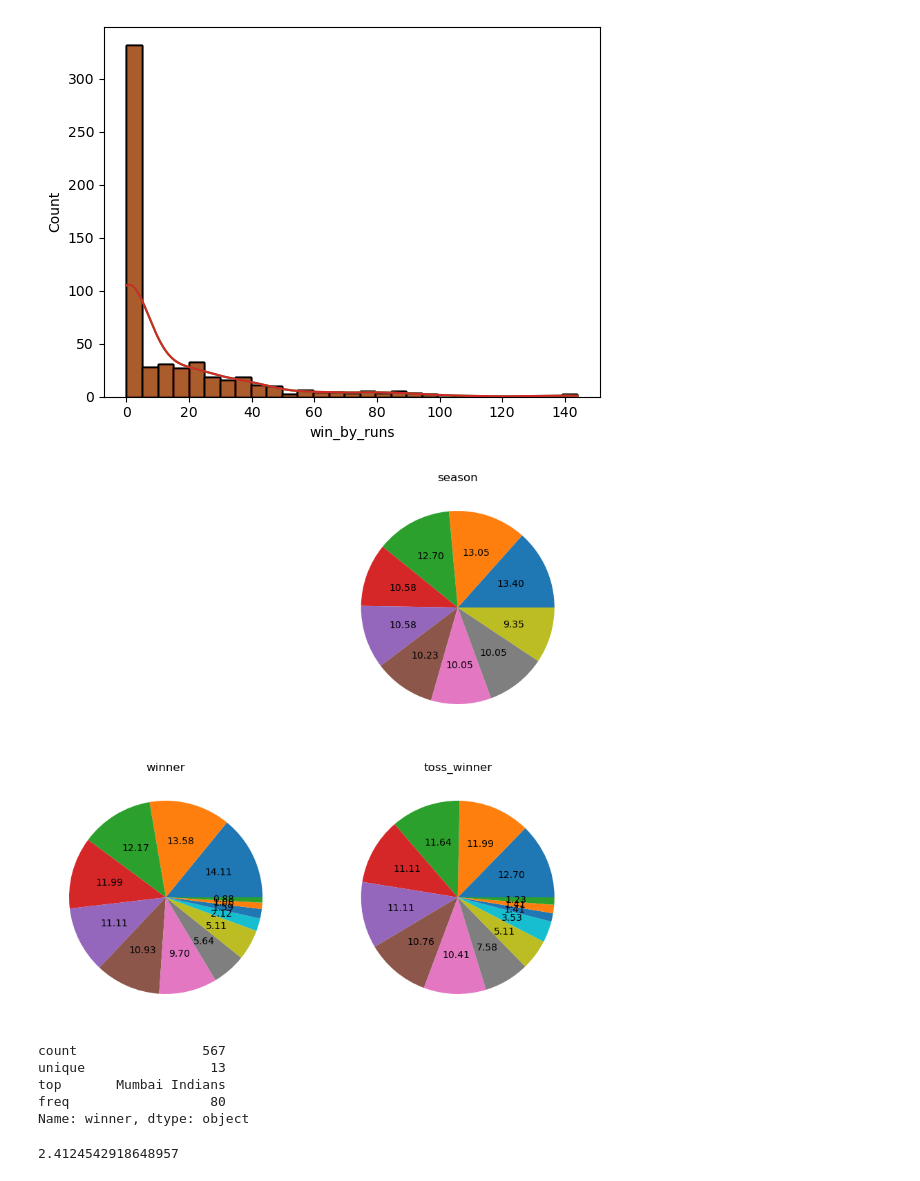
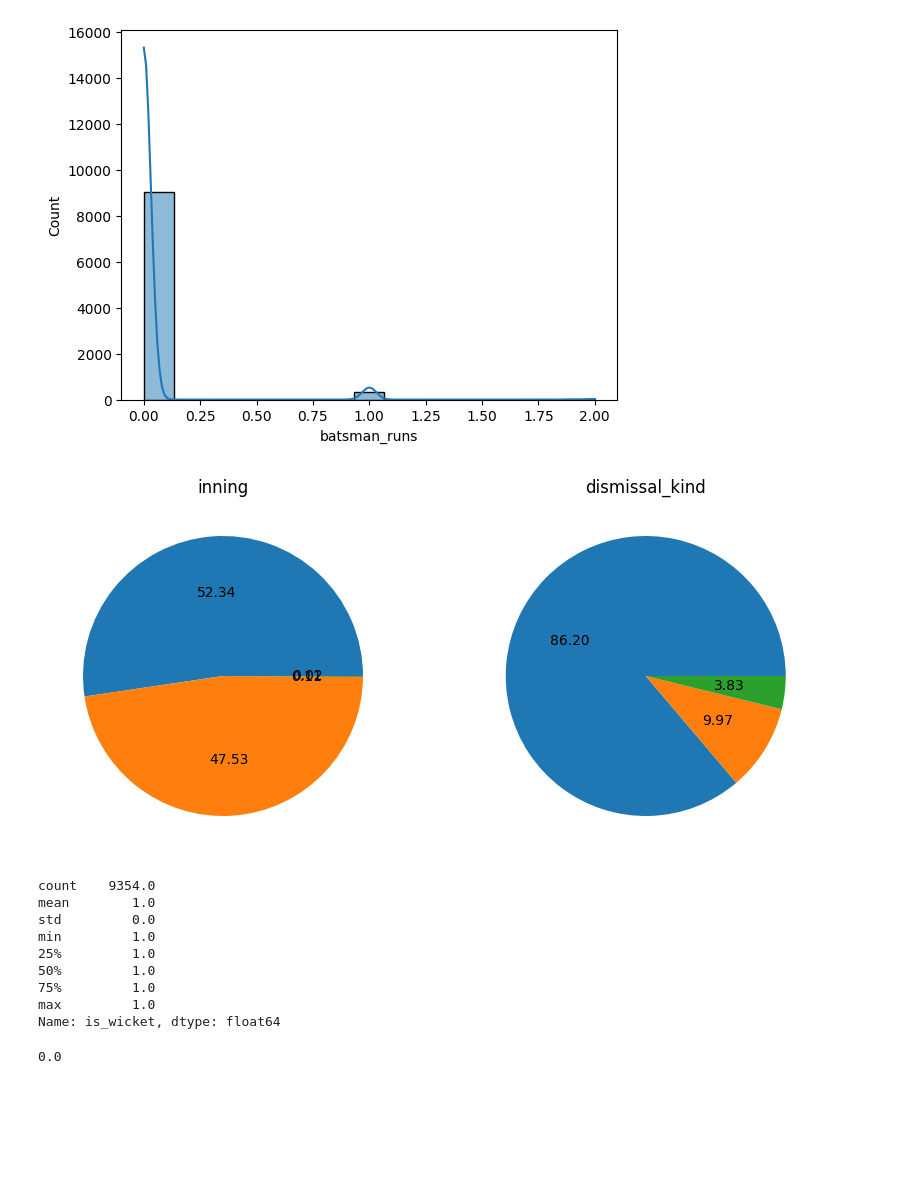
Before and after one commit to pruthvi3006/DEVL-MINI-PROJECT, a Jupyter notebook: MiniProject.ipynb, the cells around one changed output. Saved outputs shown, nothing was run; the diff lists cells and outputs as text; code cells hidden in the pictures; blank space fills up the shorter version.

```diff
--- a/MiniProject.ipynb
+++ b/MiniProject.ipynb
@@ -2,6 +2,6 @@
 import pandas as pd
 from matplotlib import pyplot as plt
 import seaborn as sns
-data=pd.read_csv(r"C:\Users\ABC\Downloads\data - data.csv")
+data = pd.read_csv("deliveries.csv")
 data
 # %% [output]
@@ -114,5 +113,5 @@ umpire3            577
 dtype: int64
 # %%
-data=data.drop('umpire3',axis=1,errors='ignore')
+data=data.drop(['extras_type'],axis=1,errors="ignore")
 data
 # %% [output]
@@ -242,3 +250,0 @@ Name: count, dtype: int64
-# %%
-data['toss_decision'].replace({"bat":1 , "field":0},inplace=True)
-data
@@ -268,35 +260,40 @@ plt.show()
 # %%
-sns.histplot(data['win_by_runs'],kde=True)
+sns.histplot(data['batsman_runs'],kde=True)
 plt.show()
 # %% [output]
-[figure, old version]
+[figure, new version]
 # %%
 plt.figure(figsize=(10,10))
 plt.subplot(2,2,4)
-plt.pie(data["toss_winner"].value_counts(), autopct='%.2f')
-plt.title("toss_winner")
+plt.pie(data["dismissal_kind"].value_counts(), autopct='%.2f')
+plt.title("dismissal_kind")
 
 plt.subplot(2,2,3)
-plt.pie(data["winner"].value_counts(),autopct='%.2f')
-plt.title("winner")
+plt.pie(data["inning"].value_counts(),autopct='%.2f')
+plt.title("inning")
 
-plt.subplot(2,2,2)
-plt.pie(data["season"].value_counts(),autopct='%.2f')
-plt.title("season")
+# plt.subplot(2,2,2)
+# plt.pie(data["season"].value_counts(),autopct='%.2f')
+# plt.title("season")
 
 plt.show()
 # %% [output]
-[figure, old version]
+[figure, new version]
 # %%
-data["winner"].describe()
+data["is_wicket"].describe()
 # %% [output]
-count                567
-unique                13
-top       Mumbai Indians
-freq                  80
-Name: winner, dtype: object
+count    9354.0
+mean        1.0
+std         0.0
+min         1.0
+25%         1.0
+50%         1.0
+75%         1.0
+max         1.0
+Name: is_wicket, dtype: float64
-# %%
-data["win_by_runs"].skew()
-# %% [output]
-2.4124542918648957
+# %%
+data["is_wicket"].skew()
+#the distribution is symmetric
+# %% [output]
+0.0
 # %%
```
Also changed, not shown: parts of 27 cells of this notebook.
